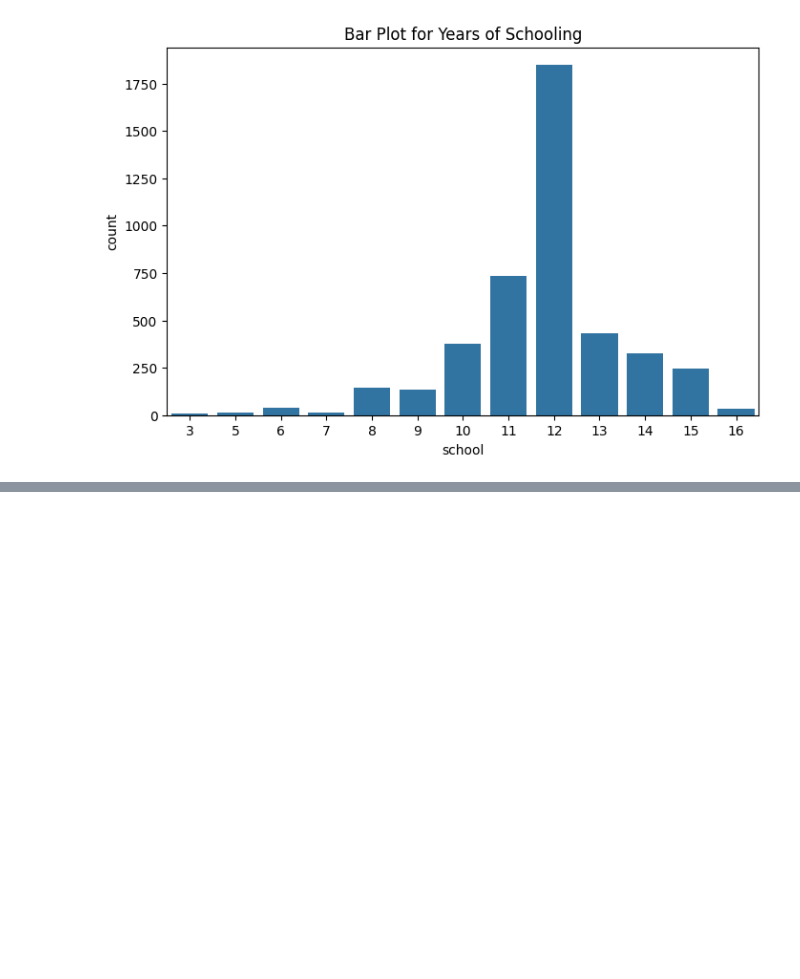
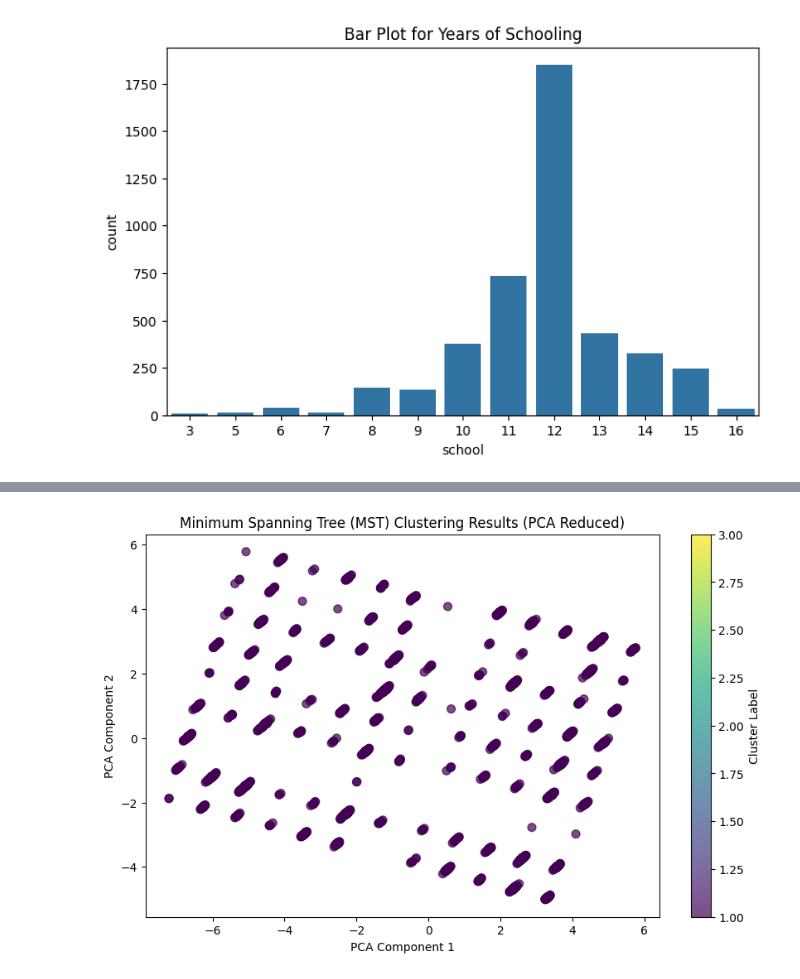
Before and after one commit to NeonHalo17/EDA, a Jupyter notebook: EDA_DA_I.ipynb, the cells around one changed output, grey strips where cells are left out. Cells and saved outputs as stored; diff of their text form; code cells hidden in the pictures; blank space fills up the shorter version.

```diff
--- a/EDA_DA_I.ipynb
+++ b/EDA_DA_I.ipynb
@@ -399,0 +494,16 @@ plt.show()
+# %%
+# 1. Compute the distance matrix
+distance_matrix = squareform(pdist(data_selected, metric='euclidean'))
+
+# 2. Apply single linkage clustering (to get MST)
+Z = single(distance_matrix)
+
+# 3. Define clusters by cutting the tree at a threshold
+num_clusters = 3  # Define the number of clusters
+mst_clusters = fcluster(Z, t=num_clusters, criterion='maxclust')
+# %%
+# Add the cluster labels to the dataset
+data_selected['mst_cluster'] = mst_clusters
+
+# Displaying the first few rows to verify
+print(data_selected[['mst_cluster']].head())
@@ -399,0 +523,13 @@ plt.show()
+# %%
+pca = PCA(n_components=2)
+data_2d = pca.fit_transform(data_selected.drop(columns=['mst_cluster']))
+
+plt.figure(figsize=(10, 6))
+scatter = plt.scatter(data_2d[:, 0], data_2d[:, 1], c=data_selected['mst_cluster'], cmap='viridis', s=50, alpha=0.7)
+plt.colorbar(scatter, label='Cluster Label')
+plt.xlabel("PCA Component 1")
+plt.ylabel("PCA Component 2")
+plt.title("Minimum Spanning Tree (MST) Clustering Results (PCA Reduced)")
+plt.show()
+# %% [output]
+[figure, added]
```
Also changed, not shown: parts of 13 cells of this notebook.
